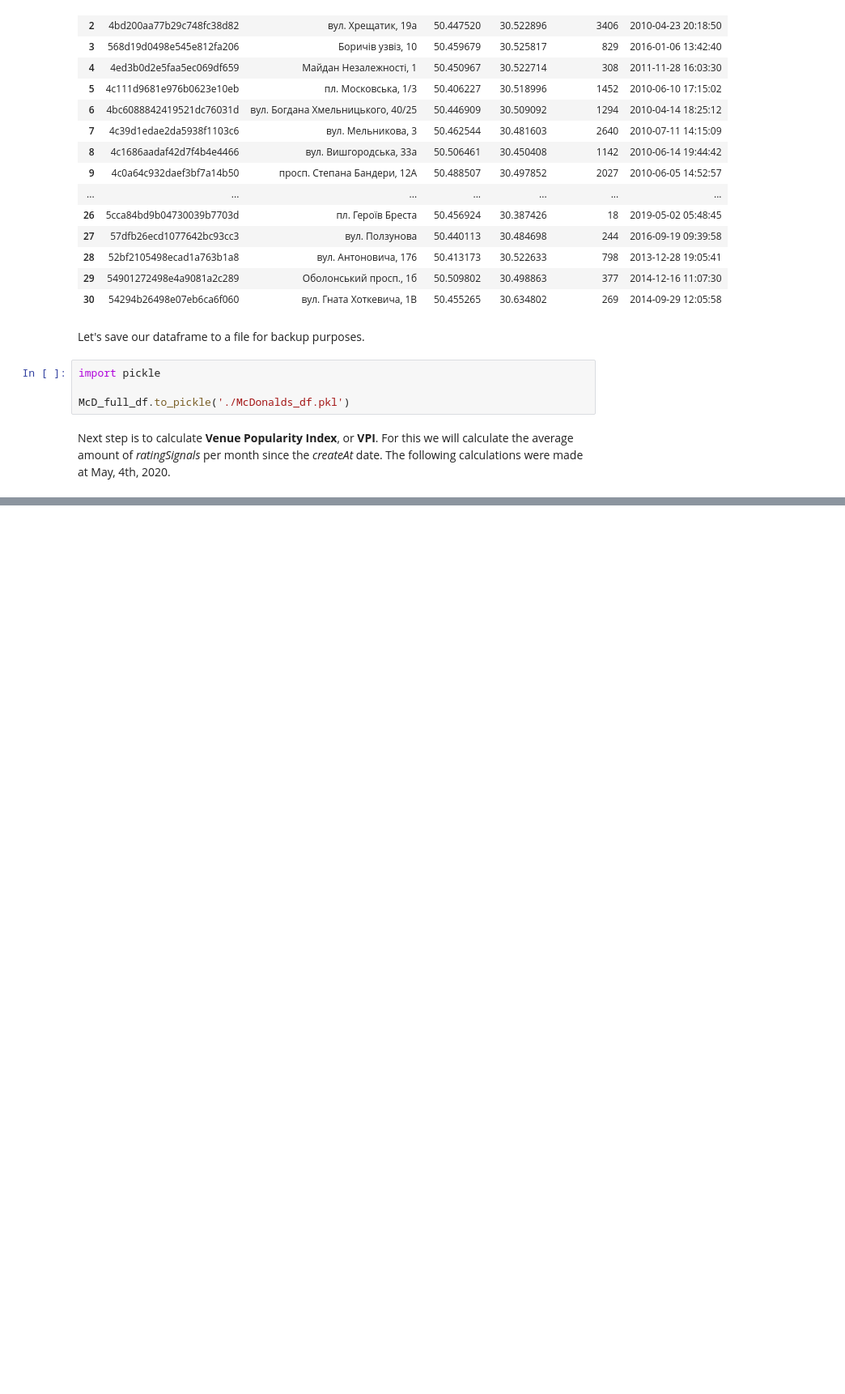
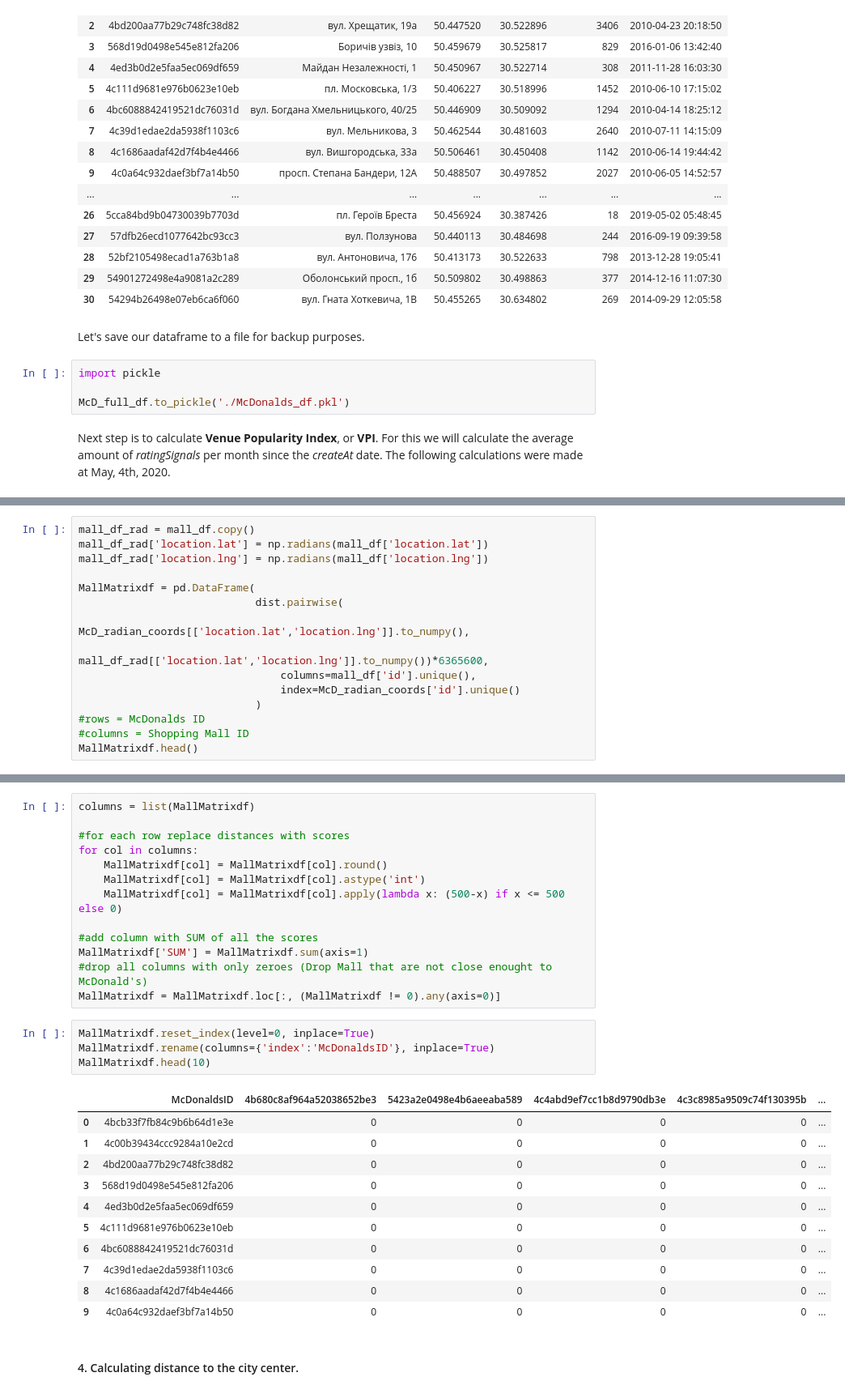
Before and after one commit to kospek/Coursera_Capstone, a Jupyter notebook: Capstone_Notebook.ipynb, the cells around one changed output, grey strips where cells are left out. Shown at 81% size. Cells and saved outputs as stored; diff of their text form; blank space fills up the shorter version.

```diff
--- a/Capstone_Notebook.ipynb
+++ b/Capstone_Notebook.ipynb
@@ -303,0 +539,15 @@ It seems that we will need some more parameters for our markers to make a predic
+# %%
+mall_df_rad = mall_df.copy()
+mall_df_rad['location.lat'] = np.radians(mall_df['location.lat'])
+mall_df_rad['location.lng'] = np.radians(mall_df['location.lng'])
+
+MallMatrixdf = pd.DataFrame(
+                            dist.pairwise(
+                                McD_radian_coords[['location.lat','location.lng']].to_numpy(),
+                                mall_df_rad[['location.lat','location.lng']].to_numpy())*6365600,
+                                columns=mall_df['id'].unique(),
+                                index=McD_radian_coords['id'].unique()
+                            )
+#rows = McDonalds ID
+#columns = Shopping Mall ID
+MallMatrixdf.head()
@@ -303,0 +562,31 @@ It seems that we will need some more parameters for our markers to make a predic
+# %%
+columns = list(MallMatrixdf)
+
+#for each row replace distances with scores
+for col in columns:
+    MallMatrixdf[col] = MallMatrixdf[col].round()
+    MallMatrixdf[col] = MallMatrixdf[col].astype('int')
+    MallMatrixdf[col] = MallMatrixdf[col].apply(lambda x: (500-x) if x <= 500 else 0)
+
+#add column with SUM of all the scores
+MallMatrixdf['SUM'] = MallMatrixdf.sum(axis=1)
+#drop all columns with only zeroes (Drop Mall that are not close enought to McDonald's)
+MallMatrixdf = MallMatrixdf.loc[:, (MallMatrixdf != 0).any(axis=0)]
+# %%
+MallMatrixdf.reset_index(level=0, inplace=True)
+MallMatrixdf.rename(columns={'index':'McDonaldsID'}, inplace=True)
+MallMatrixdf.head(10)
+# %% [output]
+|  | McDonaldsID | 4b680c8af964a52038652be3 | 5423a2e0498e4b6aeeaba589 | 4c4abd9ef7cc1b8d9790db3e | 4c3c8985a9509c74f130395b | ... |
+| 0 | 4bcb33f7fb84c9b6b64d1e3e | 0 | 0 | 0 | 0 | ... |
+| 1 | 4c00b39434ccc9284a10e2cd | 0 | 0 | 0 | 0 | ... |
+| 2 | 4bd200aa77b29c748fc38d82 | 0 | 0 | 0 | 0 | ... |
+| 3 | 568d19d0498e545e812fa206 | 0 | 0 | 0 | 0 | ... |
+| 4 | 4ed3b0d2e5faa5ec069df659 | 0 | 0 | 0 | 0 | ... |
+| 5 | 4c111d9681e976b0623e10eb | 0 | 0 | 0 | 0 | ... |
+| 6 | 4bc6088842419521dc76031d | 0 | 0 | 0 | 0 | ... |
+| 7 | 4c39d1edae2da5938f1103c6 | 0 | 0 | 0 | 0 | ... |
+| 8 | 4c1686aadaf42d7f4b4e4466 | 0 | 0 | 0 | 0 | ... |
+| 9 | 4c0a64c932daef3bf7a14b50 | 0 | 0 | 0 | 0 | ... |
+# %% [markdown]
+#### 4. Calculating distance to the city center.
```
Also changed, not shown: parts of 86 cells of this notebook, 2 other files.
